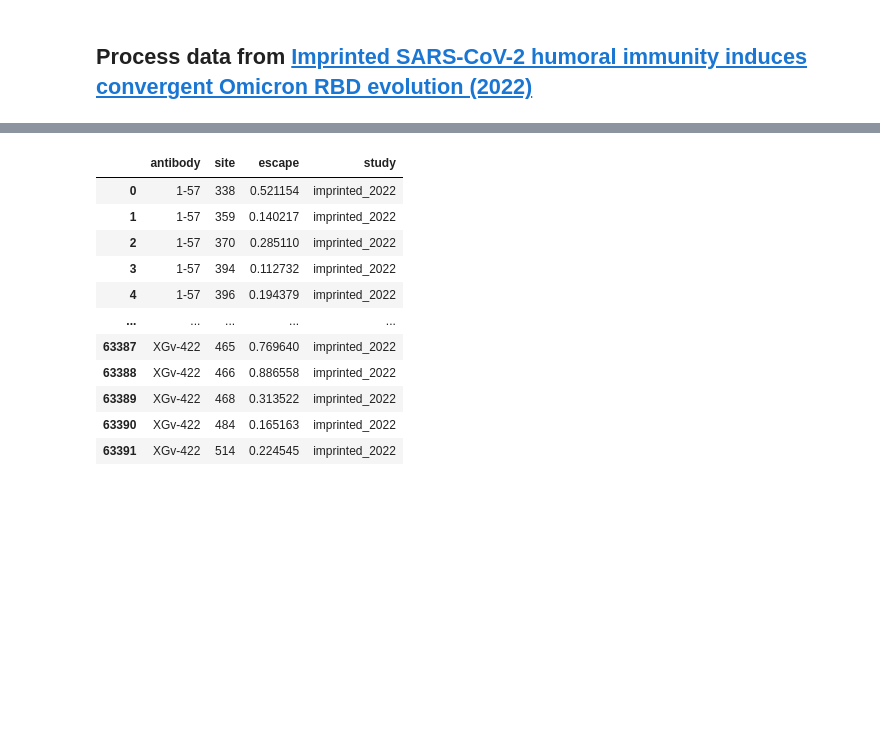
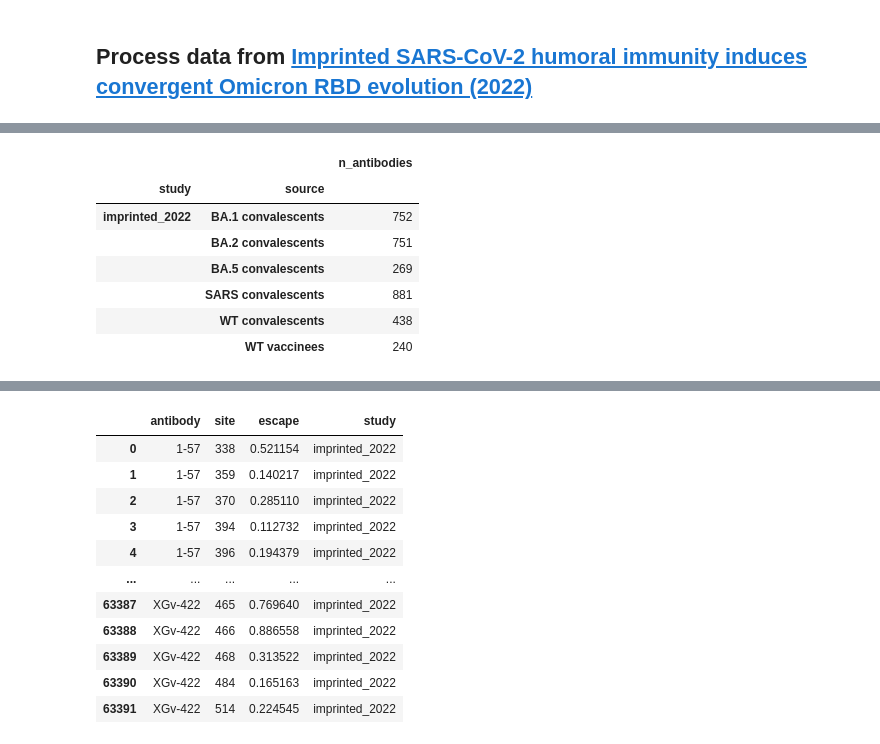
Before and after one commit to jbloomlab/SARS2-RBD-escape-calc, a Jupyter notebook: process_data.ipynb, the cells around one changed output, grey strips where cells are left out. Drawn from its saved outputs; the diff is of its cells as text; code cells hidden in the pictures; blank space fills up the shorter version.

```diff
--- a/process_data.ipynb
+++ b/process_data.ipynb
@@ -282,0 +205,22 @@ Binding targets per antibody:
+# %%
+# get the antibody sources
+imprinted_2022_source = (
+    imprinted_2022_info
+    [["antibody", "source", "study"]]
+    .query("source != 'WT-engineered'")
+)
+
+display(
+    imprinted_2022_source
+    .groupby(["study", "source"])
+    .aggregate(n_antibodies=pd.NamedAgg("antibody", "nunique"))
+)
+# %% [output]
+|  |  | n_antibodies |
+| study | source |  |
+| imprinted_2022 | BA.1 convalescents | 752 |
+|  | BA.2 convalescents | 751 |
+|  | BA.5 convalescents | 269 |
+|  | SARS convalescents | 881 |
+|  | WT convalescents | 438 |
+|  | WT vaccinees | 240 |
```
Also changed, not shown: parts of 13 cells of this notebook, 4 other files.
